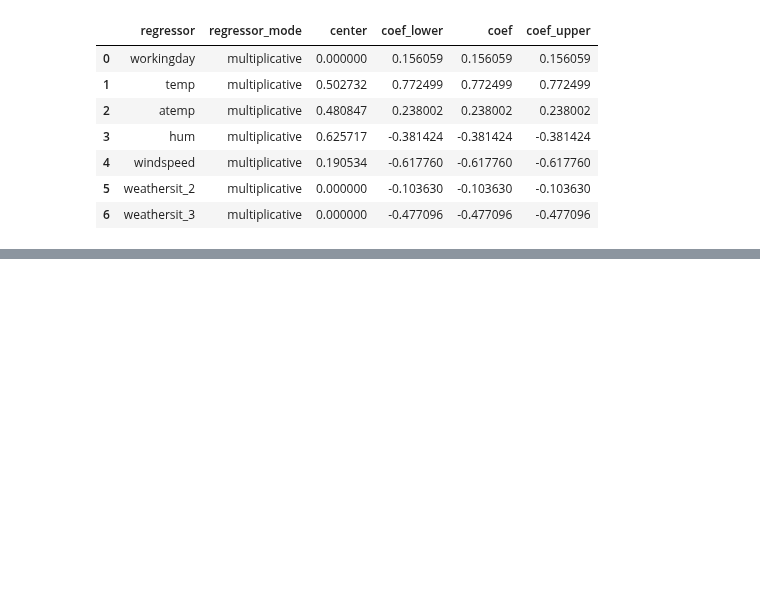
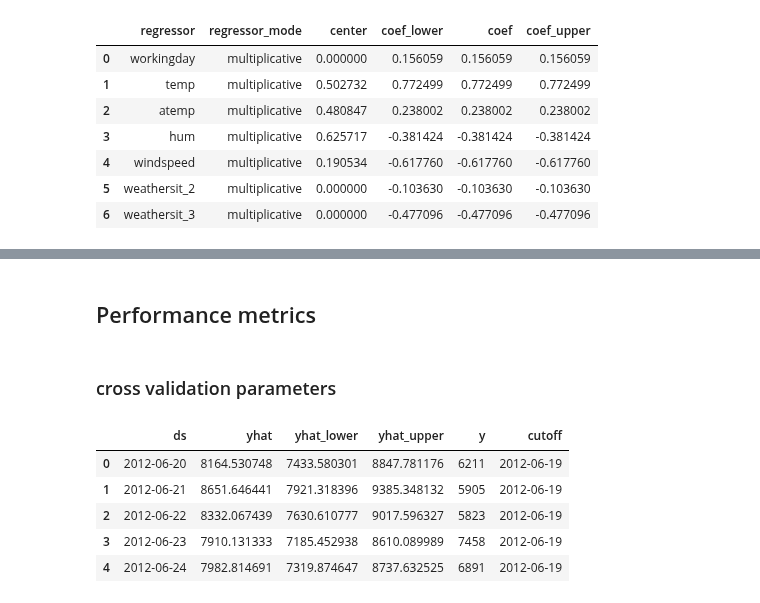
Before and after one commit to rizaho/ml_for_financial_analysis, a Jupyter notebook: 201_4_FACEBOOK_PROPHET.ipynb, the cells around one changed output, grey strips where cells are left out. Saved outputs shown, nothing was run; the diff lists cells and outputs as text; code cells hidden in the pictures; blank space fills up the shorter version.

```diff
--- a/201_4_FACEBOOK_PROPHET.ipynb
+++ b/201_4_FACEBOOK_PROPHET.ipynb
@@ -404,0 +446,17 @@ regressor_coefficients(m)
+# %% [markdown]
+## Performance metrics
+# %% [markdown]
+### cross validation parameters
+# %%
+df_cv.head()
+# ds: the day that we got the forecast for.
+# cutoff: when the forecast is done.
+# y: what actually happened
+# yhat, yhat_lower and yhat_upper are the predictions.
+# %% [output]
+|  | ds | yhat | yhat_lower | yhat_upper | y | cutoff |
+| 0 | 2012-06-20 | 8164.530748 | 7433.580301 | 8847.781176 | 6211 | 2012-06-19 |
+| 1 | 2012-06-21 | 8651.646441 | 7921.318396 | 9385.348132 | 5905 | 2012-06-19 |
+| 2 | 2012-06-22 | 8332.067439 | 7630.610777 | 9017.596327 | 5823 | 2012-06-19 |
+| 3 | 2012-06-23 | 7910.131333 | 7185.452938 | 8610.089989 | 7458 | 2012-06-19 |
+| 4 | 2012-06-24 | 7982.814691 | 7319.874647 | 8737.632525 | 6891 | 2012-06-19 |
```
Also changed, not shown: parts of 11 cells of this notebook.
